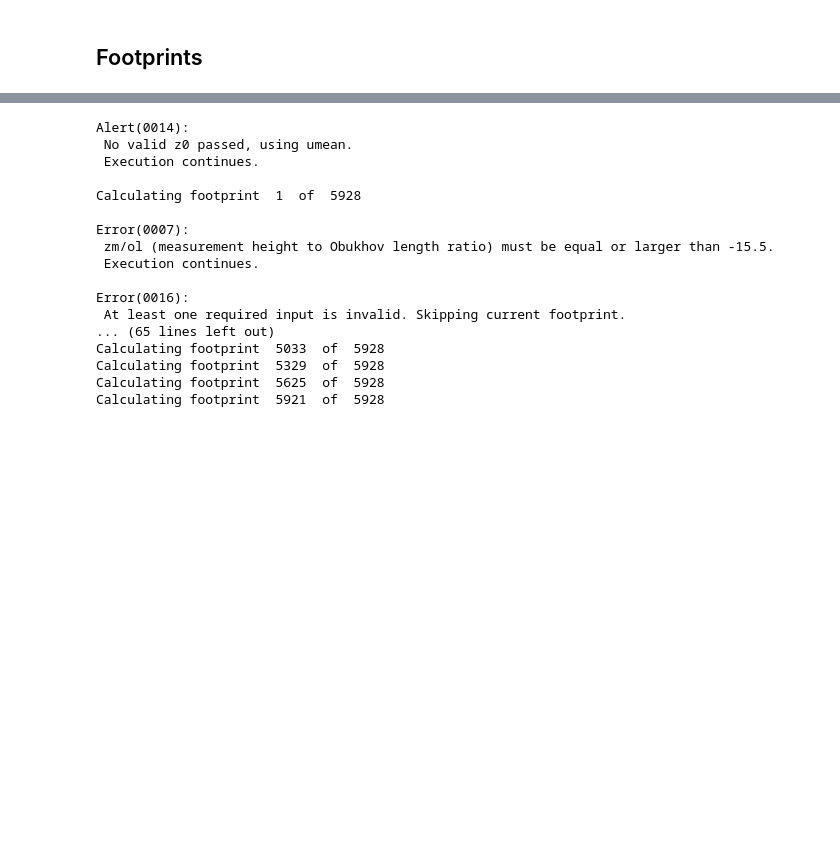
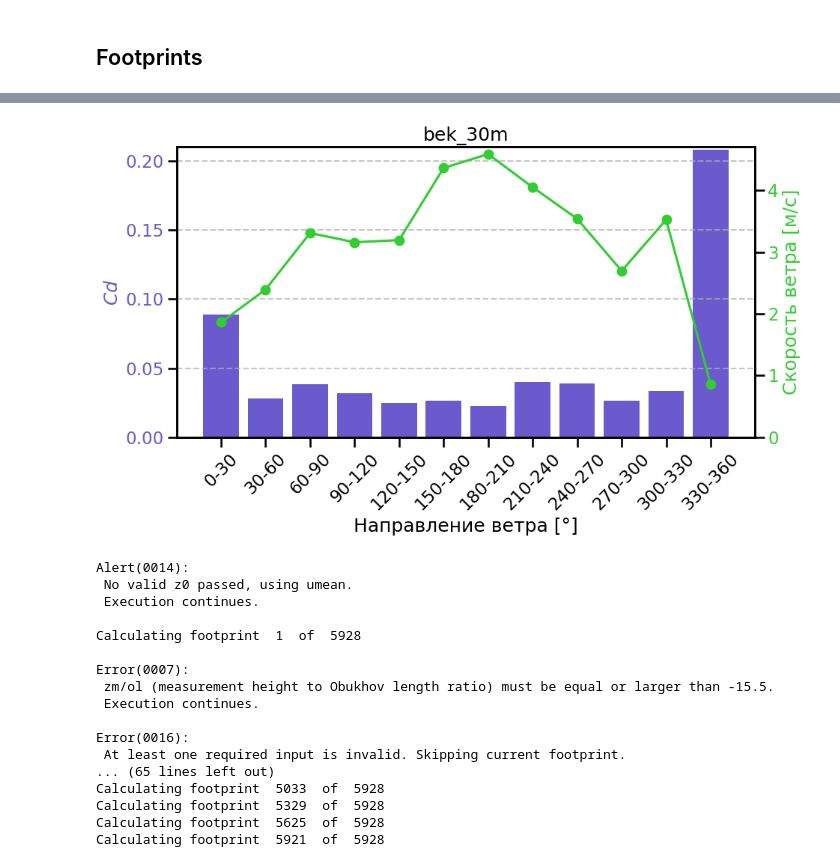
Before and after one commit to DrozdIlya/eclib, a Jupyter notebook: footprints/footprints.ipynb, the cells around one changed output, grey strips where cells are left out. Cells and saved outputs as stored; diff of their text form; code cells hidden in the pictures; blank space fills up the shorter version.

```diff
--- a/footprints/footprints.ipynb
+++ b/footprints/footprints.ipynb
@@ -149,3 +299,32 @@ df
+# %%
+# Plotting the bar chart for Slope Coefficient with a second y-axis for Count
+fig, ax1 = plt.subplots(figsize=(10, 6))
+
+# Bar plot for Slope Coefficient
+ax1.bar(result_df.index, result_df['Slope_Coefficient'], color='slateblue', label='Slope Coefficient')
+ax1.set_title(name)
+ax1.set_ylim([0,0.21])
+ax1.set_xlabel('Направление ветра [°]')
+ax1.set_ylabel('$Cd$', color='slateblue')
+ax1.tick_params(axis='y', labelcolor='slateblue')
+ax1.set_xticks(range(len(result_df.index)))
+ax1.set_xticklabels(result_df.index, rotation=45)
+
+# Create a second y-axis for Count
+ax2 = ax1.twinx()
+ax2.set_ylim([0,4.7])
+ax2.plot(result_df.index, result_df['Average_wind_velocity'], color='limegreen', marker='o', linestyle='-')
+ax2.set_ylabel('Скорость ветра [м/с]', color='limegreen')
+ax2.tick_params(axis='y', labelcolor='limegreen')
+
+# Add grid and layout adjustment
+ax1.grid(axis='y', linestyle='--', alpha=0.7)
+fig.tight_layout()
+
+# Show the plot
+plt.show()
+# %% [output]
+[figure, added]
 # %%
 domain = [-1500,1500,-1500,1500] # Domain size as an array of [xmin xmax ymin ymax] [m].
 dx = 3
```
Also changed, not shown: parts of 4 cells of this notebook.
